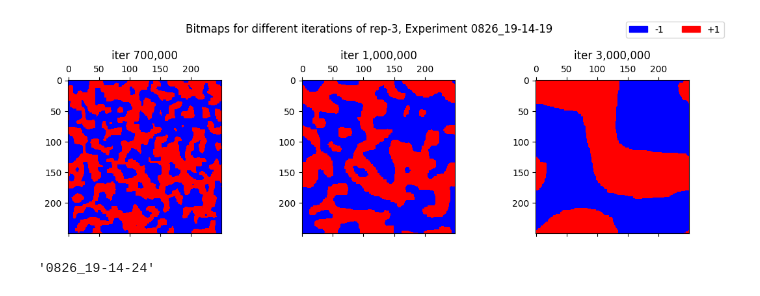
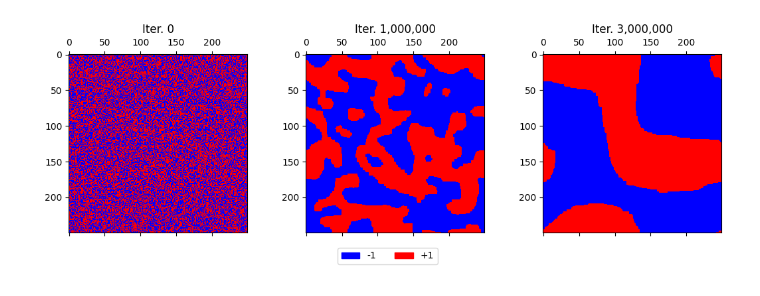
Before and after one commit to konradbender/msc-thesis, a Jupyter notebook: notebook.ipynb, the cells around one changed output. Cells and saved outputs as stored; diff of their text form; code cells hidden in the pictures.

Commit message:
update notebook for three bitmaps at a time

```diff
--- a/notebook.ipynb
+++ b/notebook.ipynb
@@ -10,18 +10,13 @@ import matplotlib.patches as mpatches
 # %%
 importlib.reload(plot_bitmaps)
 # 4, 7 and 3.
-plot_bitmaps.plot_three_bitmaps("/Users/konrad/code/school/msc-thesis/results/from-remote/0826_19-14-19",
+fig, ax = plot_bitmaps.plot_three_bitmaps("/Users/konrad/code/school/msc-thesis/results/from-remote/0826_19-14-19",
                                 rep=3,
-                                iters=(int(7e5), int(10e5), int(3e6)))
-plt.show()
+                                iters=(int(0), int(10e5), int(3e6)), save=False, title=False)
+fig.tight_layout()
+fig.savefig("cover-image.pdf", bbox_inches='tight')
 # %% [output]
-[figure, old version]
+[figure, new version]
-# %%
-dir = "/Users/konrad/code/school/msc-thesis/results/from-remote/0826_19-14-24"
-import os
-os.path.basename(dir)
-# %% [output]
-'0826_19-14-24'
 # %%
 import plot_traces
 importlib.reload(plot_traces)
```
Also changed, not shown: parts of 9 cells of this notebook.
